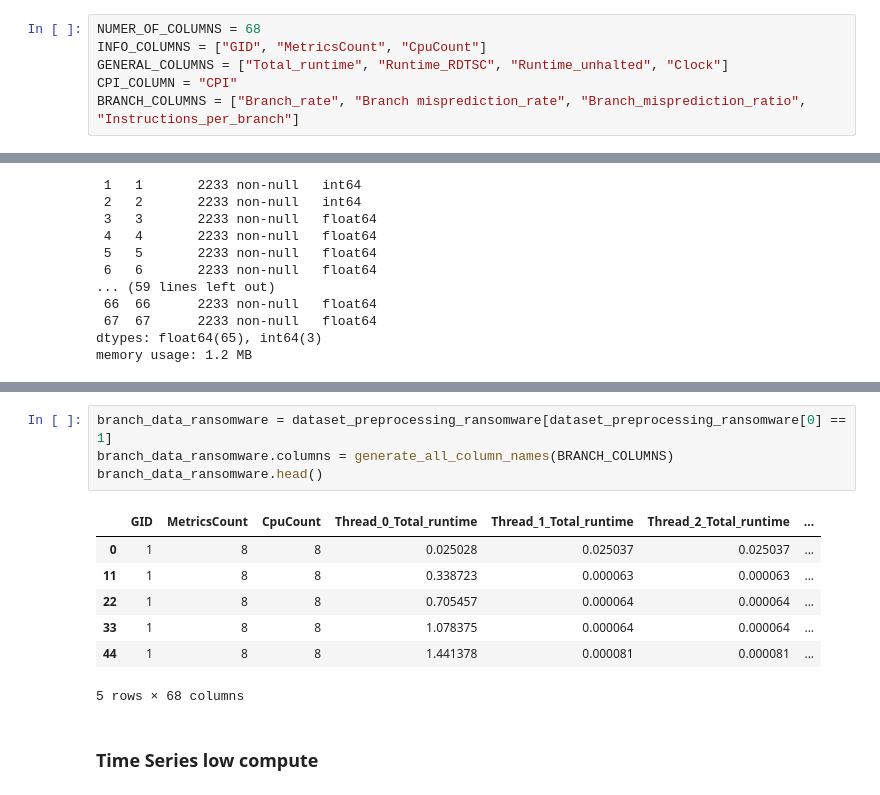
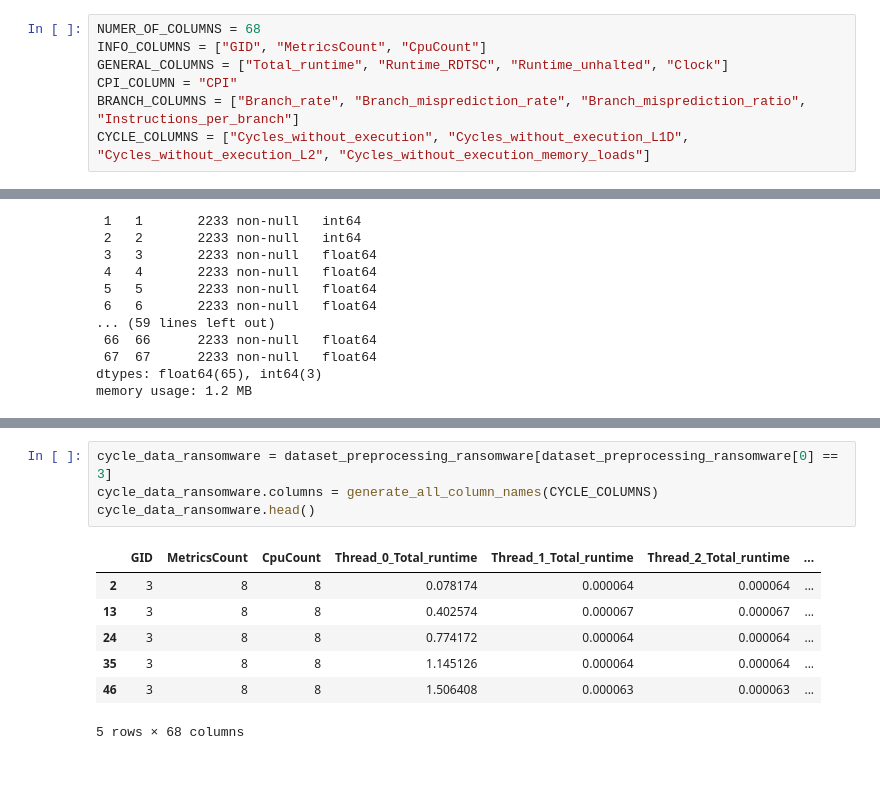
Before and after one commit to olihofmann/cas-aml, a Jupyter notebook: crypto-ransomware-detection/data-exploration.ipynb, the cells around one changed output, grey strips where cells are left out. Cells and saved outputs as stored; diff of their text form.

```diff
--- a/crypto-ransomware-detection/data-exploration.ipynb
+++ b/crypto-ransomware-detection/data-exploration.ipynb
@@ -6,7 +6,8 @@ NUMER_OF_COLUMNS = 68
 INFO_COLUMNS = ["GID", "MetricsCount", "CpuCount"]
 GENERAL_COLUMNS = ["Total_runtime", "Runtime_RDTSC", "Runtime_unhalted", "Clock"]
 CPI_COLUMN = "CPI"
-BRANCH_COLUMNS = ["Branch_rate", "Branch misprediction_rate", "Branch_misprediction_ratio", "Instructions_per_branch"]
+BRANCH_COLUMNS = ["Branch_rate", "Branch_misprediction_rate", "Branch_misprediction_ratio", "Instructions_per_branch"]
+CYCLE_COLUMNS = ["Cycles_without_execution", "Cycles_without_execution_L1D", "Cycles_without_execution_L2", "Cycles_without_execution_memory_loads"]
 # %%
 def generate_all_column_names(orginal_column_names):
     column_names = list()
@@ -302,15 +397,13 @@ branch_data_high.head()
 5 rows × 68 columns
 # %%
-branch_data_ransomware = dataset_preprocessing_ransomware[dataset_preprocessing_ransomware[0] == 1]
-branch_data_ransomware.columns = generate_all_column_names(BRANCH_COLUMNS)
-branch_data_ransomware.head()
+cycle_data_ransomware = dataset_preprocessing_ransomware[dataset_preprocessing_ransomware[0] == 3]
+cycle_data_ransomware.columns = generate_all_column_names(CYCLE_COLUMNS)
+cycle_data_ransomware.head()
 # %% [output]
 |  | GID | MetricsCount | CpuCount | Thread_0_Total_runtime | Thread_1_Total_runtime | Thread_2_Total_runtime | ... |
-| 0 | 1 | 8 | 8 | 0.025028 | 0.025037 | 0.025037 | ... |
-| 11 | 1 | 8 | 8 | 0.338723 | 0.000063 | 0.000063 | ... |
-| 22 | 1 | 8 | 8 | 0.705457 | 0.000064 | 0.000064 | ... |
-| 33 | 1 | 8 | 8 | 1.078375 | 0.000064 | 0.000064 | ... |
-| 44 | 1 | 8 | 8 | 1.441378 | 0.000081 | 0.000081 | ... |
+| 2 | 3 | 8 | 8 | 0.078174 | 0.000064 | 0.000064 | ... |
+| 13 | 3 | 8 | 8 | 0.402574 | 0.000067 | 0.000067 | ... |
+| 24 | 3 | 8 | 8 | 0.774172 | 0.000064 | 0.000064 | ... |
+| 35 | 3 | 8 | 8 | 1.145126 | 0.000064 | 0.000064 | ... |
+| 46 | 3 | 8 | 8 | 1.506408 | 0.000063 | 0.000063 | ... |
 5 rows × 68 columns
-# %% [markdown]
-### Time Series low compute
```
Also changed, not shown: parts of 19 cells of this notebook.
